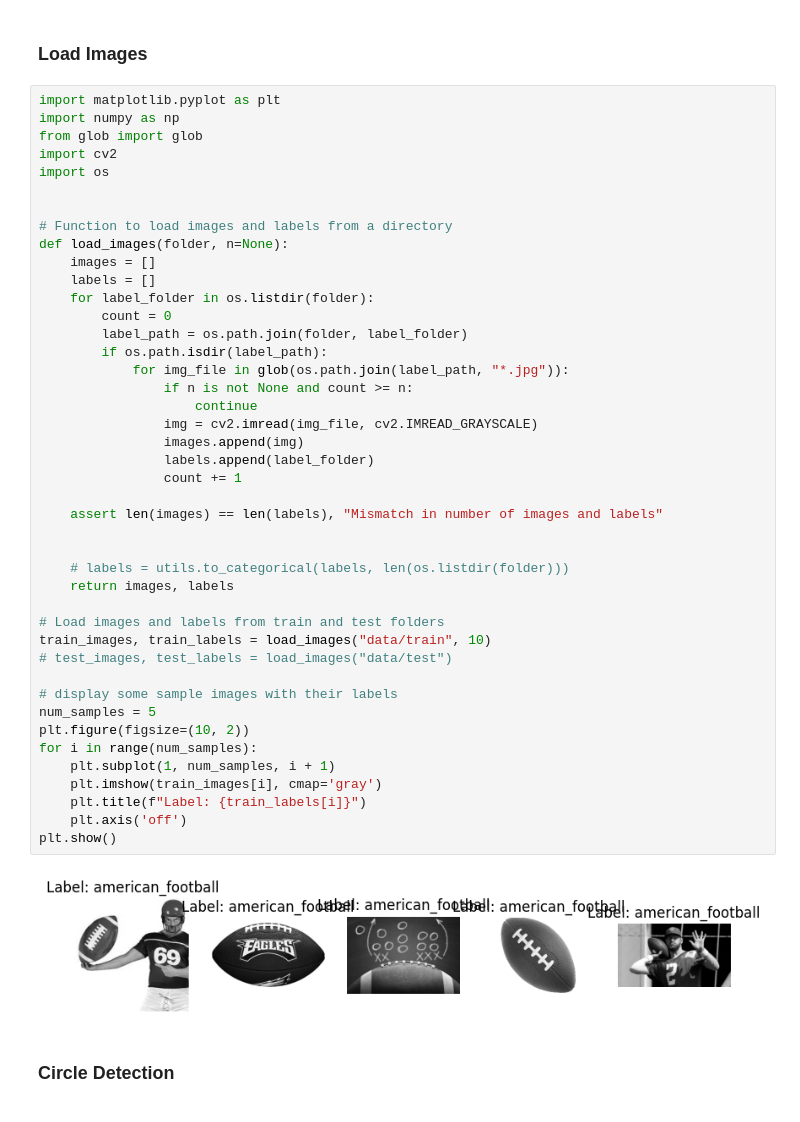
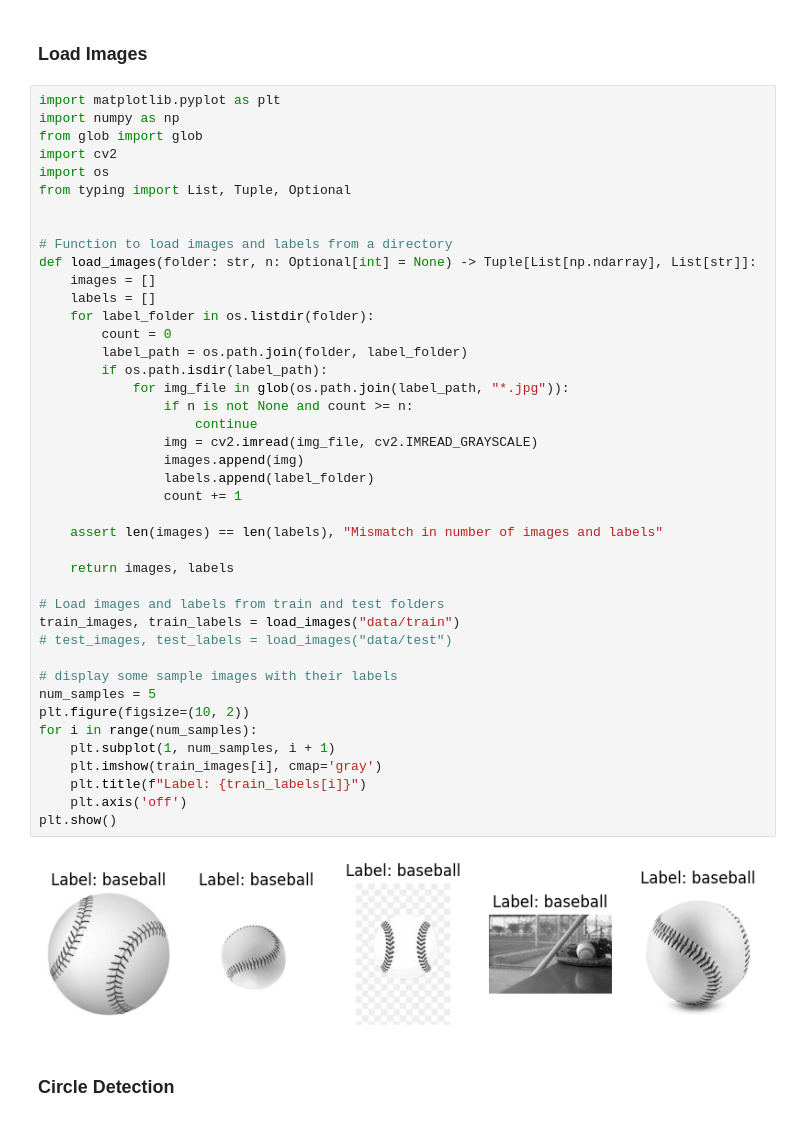
Before and after one commit to taylorj8/final_project, a Jupyter notebook: FinalProject.ipynb, the cells around one changed output. Saved outputs shown, nothing was run; the diff lists cells and outputs as text.

```diff
--- a/FinalProject.ipynb
+++ b/FinalProject.ipynb
@@ -6,45 +6,44 @@ import numpy as np
 from glob import glob
 import cv2
 import os
+from typing import List, Tuple, Optional
 
 
 # Function to load images and labels from a directory
-def load_images(folder, n=None):
+def load_images(folder: str, n: Optional[int] = None) -> Tuple[List[np.ndarray], List[str]]:
     images = []
     labels = []
     for label_folder in os.listdir(folder):
         count = 0
         label_path = os.path.join(folder, label_folder)
         if os.path.isdir(label_path):
             for img_file in glob(os.path.join(label_path, "*.jpg")):
                 if n is not None and count >= n:
                     continue
                 img = cv2.imread(img_file, cv2.IMREAD_GRAYSCALE)
                 images.append(img)
                 labels.append(label_folder)
                 count += 1
 
     assert len(images) == len(labels), "Mismatch in number of images and labels"
 
-
-    # labels = utils.to_categorical(labels, len(os.listdir(folder)))
     return images, labels
 
 # Load images and labels from train and test folders
-train_images, train_labels = load_images("data/train", 10)
+train_images, train_labels = load_images("data/train")
 # test_images, test_labels = load_images("data/test")
 
 # display some sample images with their labels
 num_samples = 5
 plt.figure(figsize=(10, 2))
 for i in range(num_samples):
     plt.subplot(1, num_samples, i + 1)
     plt.imshow(train_images[i], cmap='gray')
     plt.title(f"Label: {train_labels[i]}")
     plt.axis('off')
 plt.show()
 # %% [output]
-[figure, old version]
+[figure, new version]
 # %% [markdown]
 ### Circle Detection
 # %%
```
Also changed, not shown: parts of 7 cells of this notebook, 1 other file.
